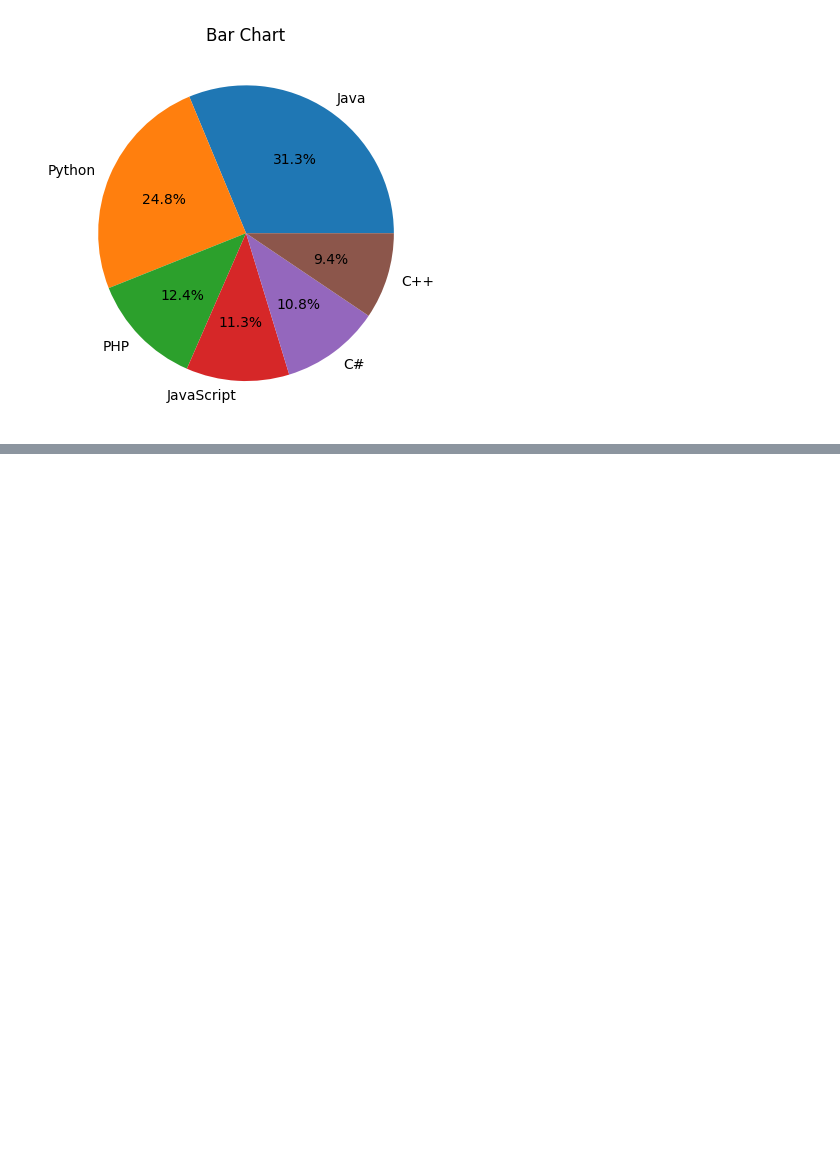
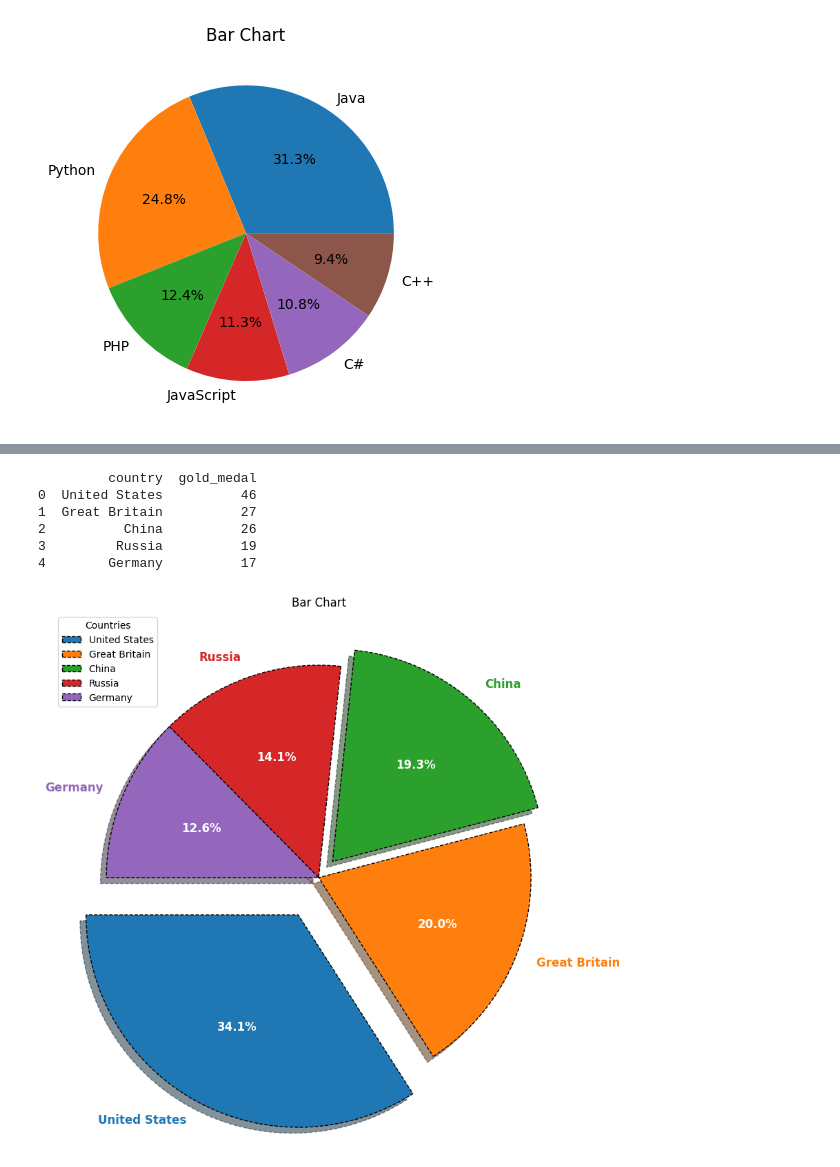
Before and after one commit to Deven5656/Python_Libraries, a Jupyter notebook: Matplotlib_Pie_chart/pie.ipynb, the cells around one changed output, grey strips where cells are left out. Drawn from its saved outputs; the diff is of its cells as text; code cells hidden in the pictures; blank space fills up the shorter version.

Commit message:
[Deven] Add : Python programming to create a pie chart of gold medal achievements of five most successful countries in 2016 Summer Olympics. Read the data from a csv file.

```diff
--- a/Matplotlib_Pie_chart/pie.ipynb
+++ b/Matplotlib_Pie_chart/pie.ipynb
@@ -52,0 +63,37 @@ if __name__ == "__main__":
+# %%
+def main():
+    df=pd.read_csv('medal.csv')
+    print(df)
+
+    tp={'fontsize': 12, 'fontweight': 'bold'}
+    wp = {
+    'edgecolor': 'black',  # Color of the wedge border
+    'linewidth': 1,       # Width of the wedge border
+    'linestyle': 'dashed' # Style of the wedge border line
+    }
+
+    plt.figure(figsize=(10,10))
+
+    plt.title('Bar Chart')
+
+    w,t,auto=plt.pie(df['gold_medal'],labels=df['country'],explode=[0.2,0,0.1,0,0],startangle=180,
+                     shadow=True,autopct='%1.1f%%',textprops=tp,wedgeprops=wp)
+
+
+    for text,wedge,autop in zip(t,w,auto):
+        text.set_color(wedge.get_facecolor())
+        autop.set_color('w')
+
+    plt.legend(title="Countries",loc='upper left')
+    plt.show()
+
+if __name__ == "__main__":
+    main()
+# %% [output]
+         country  gold_medal
+0  United States          46
+1  Great Britain          27
+2          China          26
+3         Russia          19
+4        Germany          17
+[figure, added]
```
Also changed, not shown: parts of 1 cell of this notebook, 1 other file.
